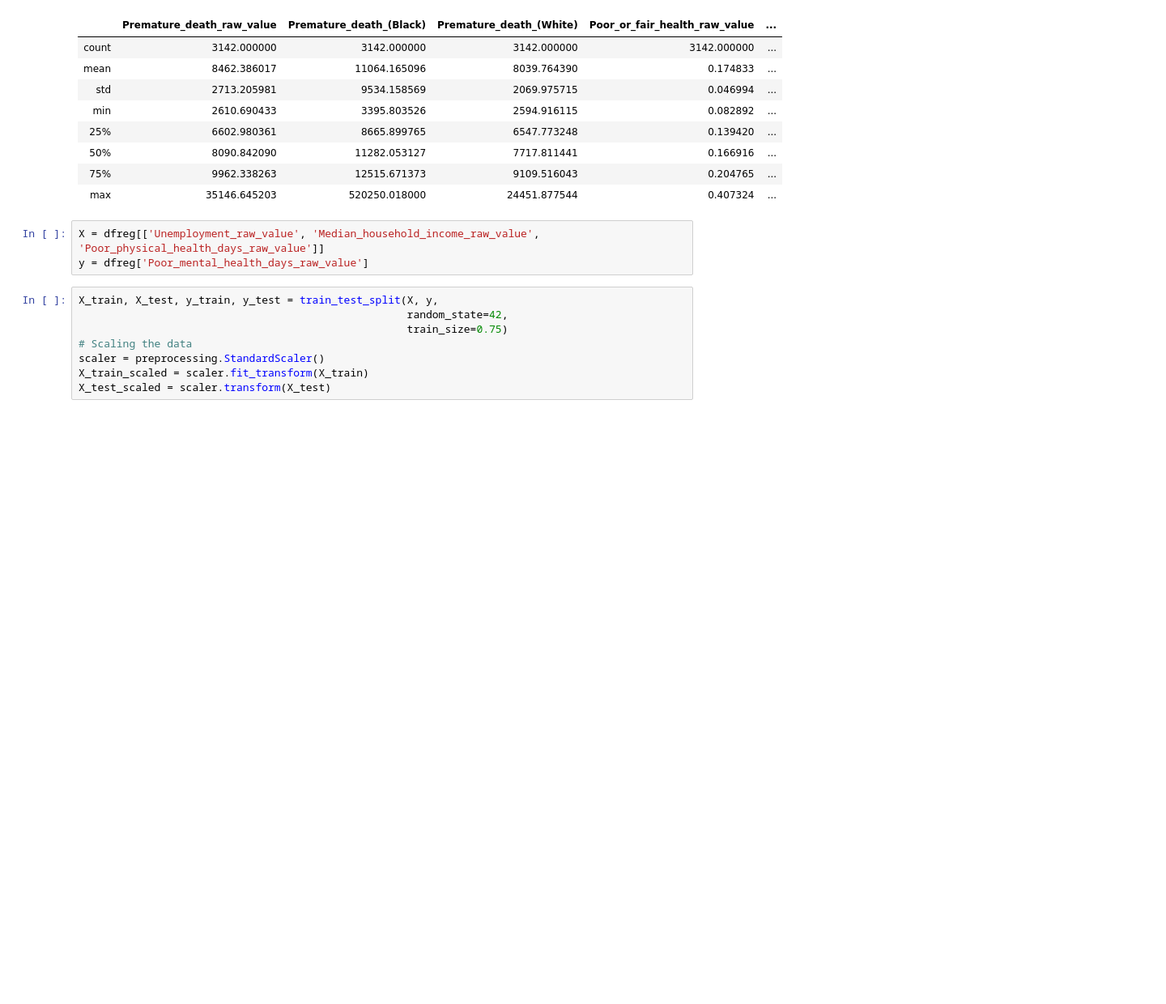
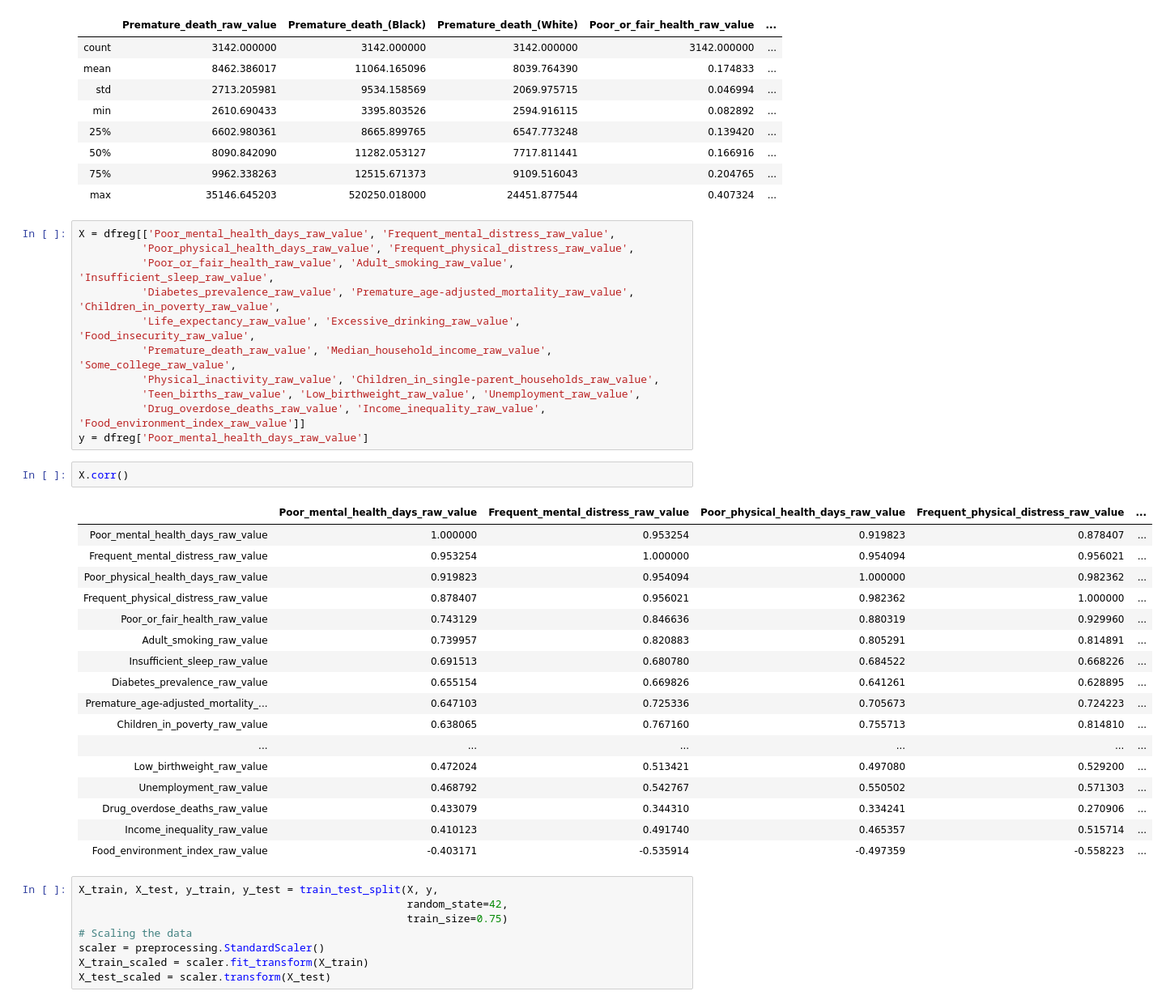
Before and after one commit to nielsbclausen/Mod_4_Project, a Jupyter notebook: Niels_nb.ipynb, the cells around one changed output. Shown at 81% size. Drawn from its saved outputs; the diff is of its cells as text; blank space fills up the shorter version.

```diff
--- a/Niels_nb.ipynb
+++ b/Niels_nb.ipynb
@@ -354,9 +354,37 @@ dfreg.describe()
 | 50% | 8090.842090 | 11282.053127 | 7717.811441 | 0.166916 | ... |
 | 75% | 9962.338263 | 12515.671373 | 9109.516043 | 0.204765 | ... |
 | max | 35146.645203 | 520250.018000 | 24451.877544 | 0.407324 | ... |
-# %%
-X = dfreg[['Unemployment_raw_value', 'Median_household_income_raw_value', 'Poor_physical_health_days_raw_value']]
-y = dfreg['Poor_mental_health_days_raw_value']
+# %%
+X = dfreg[['Poor_mental_health_days_raw_value', 'Frequent_mental_distress_raw_value',
+          'Poor_physical_health_days_raw_value', 'Frequent_physical_distress_raw_value',
+          'Poor_or_fair_health_raw_value', 'Adult_smoking_raw_value', 'Insufficient_sleep_raw_value',
+          'Diabetes_prevalence_raw_value', 'Premature_age-adjusted_mortality_raw_value', 'Children_in_poverty_raw_value',
+          'Life_expectancy_raw_value', 'Excessive_drinking_raw_value', 'Food_insecurity_raw_value',
+          'Premature_death_raw_value', 'Median_household_income_raw_value', 'Some_college_raw_value',
+          'Physical_inactivity_raw_value', 'Children_in_single-parent_households_raw_value',
+          'Teen_births_raw_value', 'Low_birthweight_raw_value', 'Unemployment_raw_value',
+          'Drug_overdose_deaths_raw_value', 'Income_inequality_raw_value', 'Food_environment_index_raw_value']]
+y = dfreg['Poor_mental_health_days_raw_value']
+# %%
+X.corr()
+# %% [output]
+|  | Poor_mental_health_days_raw_value | Frequent_mental_distress_raw_value | Poor_physical_health_days_raw_value | Frequent_physical_distress_raw_value | ... |
+| Poor_mental_health_days_raw_value | 1.000000 | 0.953254 | 0.919823 | 0.878407 | ... |
+| Frequent_mental_distress_raw_value | 0.953254 | 1.000000 | 0.954094 | 0.956021 | ... |
+| Poor_physical_health_days_raw_value | 0.919823 | 0.954094 | 1.000000 | 0.982362 | ... |
+| Frequent_physical_distress_raw_value | 0.878407 | 0.956021 | 0.982362 | 1.000000 | ... |
+| Poor_or_fair_health_raw_value | 0.743129 | 0.846636 | 0.880319 | 0.929960 | ... |
+| Adult_smoking_raw_value | 0.739957 | 0.820883 | 0.805291 | 0.814891 | ... |
+| Insufficient_sleep_raw_value | 0.691513 | 0.680780 | 0.684522 | 0.668226 | ... |
+| Diabetes_prevalence_raw_value | 0.655154 | 0.669826 | 0.641261 | 0.628895 | ... |
+| Premature_age-adjusted_mortality_... | 0.647103 | 0.725336 | 0.705673 | 0.724223 | ... |
+| Children_in_poverty_raw_value | 0.638065 | 0.767160 | 0.755713 | 0.814810 | ... |
+| ... | ... | ... | ... | ... | ... |
+| Low_birthweight_raw_value | 0.472024 | 0.513421 | 0.497080 | 0.529200 | ... |
+| Unemployment_raw_value | 0.468792 | 0.542767 | 0.550502 | 0.571303 | ... |
+| Drug_overdose_deaths_raw_value | 0.433079 | 0.344310 | 0.334241 | 0.270906 | ... |
+| Income_inequality_raw_value | 0.410123 | 0.491740 | 0.465357 | 0.515714 | ... |
+| Food_environment_index_raw_value | -0.403171 | -0.535914 | -0.497359 | -0.558223 | ... |
 # %%
 X_train, X_test, y_train, y_test = train_test_split(X, y,
                                                     random_state=42,
```
Also changed, not shown: parts of 12 cells of this notebook.
